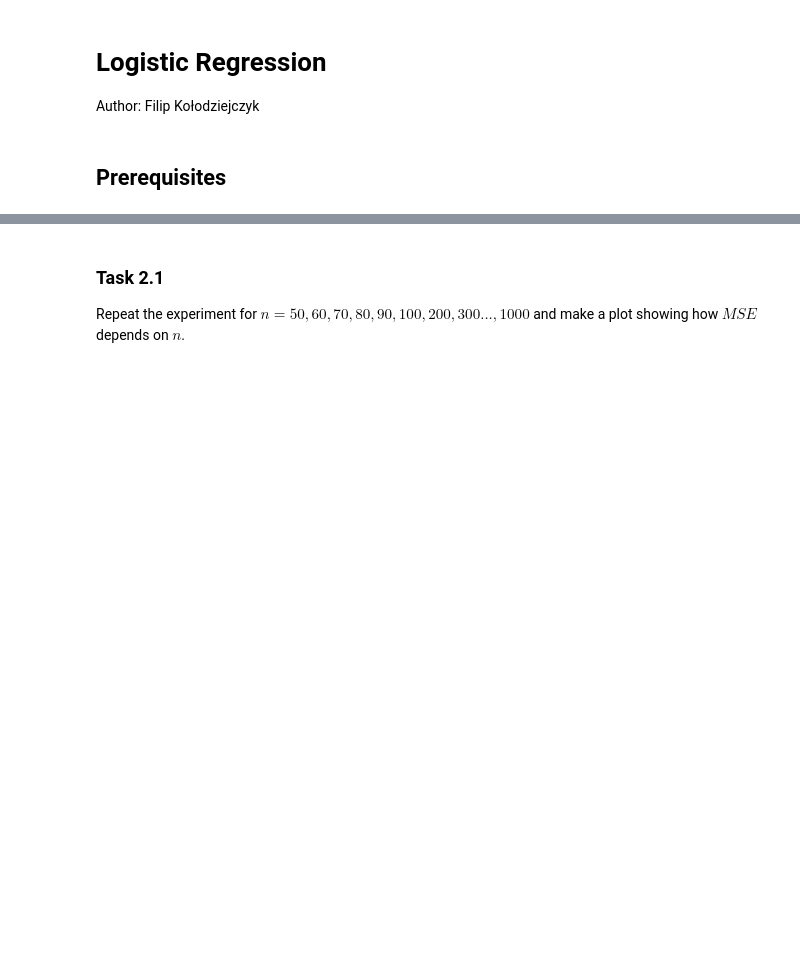
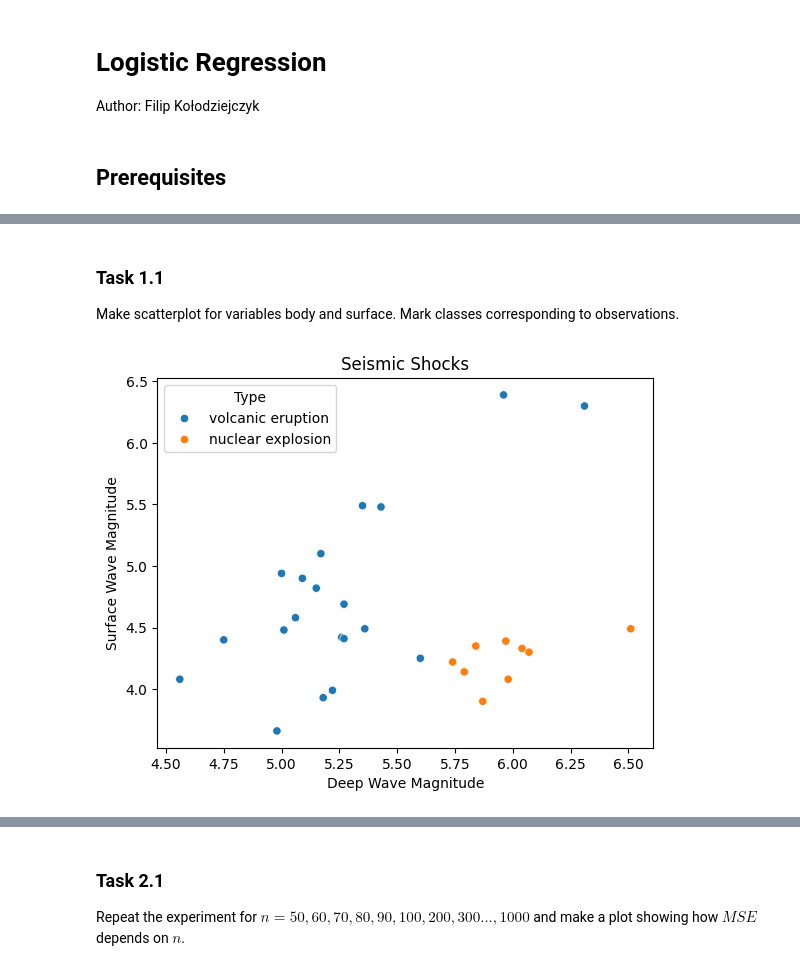
Before and after one commit to FilipKolodziejczyk/advanced-ml, a Jupyter notebook: lab2/lab2.ipynb, the cells around one changed output, grey strips where cells are left out. Drawn from its saved outputs; the diff is of its cells as text; code cells hidden in the pictures; blank space fills up the shorter version.

```diff
--- a/lab2/lab2.ipynb
+++ b/lab2/lab2.ipynb
@@ -23,0 +33,9 @@ $$\hat{\Beta}, \hat{\Beta_0} = \argmax_{\beta, \beta_0} [-L(\beta, \beta_0) + \l
+# %%
+path = "earthquake.txt"
+data = pd.read_csv(path, sep=r"\s+", header="infer")
+labels = {
+    'equake': 'volcanic eruption',
+    'explosn': 'nuclear explosion',
+}
+data['popn'] = data['popn'].replace(labels)
+data.head()
@@ -23,0 +49,13 @@ $$\hat{\Beta}, \hat{\Beta_0} = \argmax_{\beta, \beta_0} [-L(\beta, \beta_0) + \l
+# %% [markdown]
+### Task 1.1
+
+Make scatterplot for variables body and surface. Mark classes corresponding to observations.
+# %%
+sns.scatterplot(data=data, x='body', y='surface', hue='popn')
+plt.title('Seismic Shocks')
+plt.xlabel('Deep Wave Magnitude')
+plt.ylabel('Surface Wave Magnitude')
+plt.legend(title='Type')
+plt.show()
+# %% [output]
+[figure, added]
```
Also changed, not shown: parts of 14 cells of this notebook, 1 other file.
